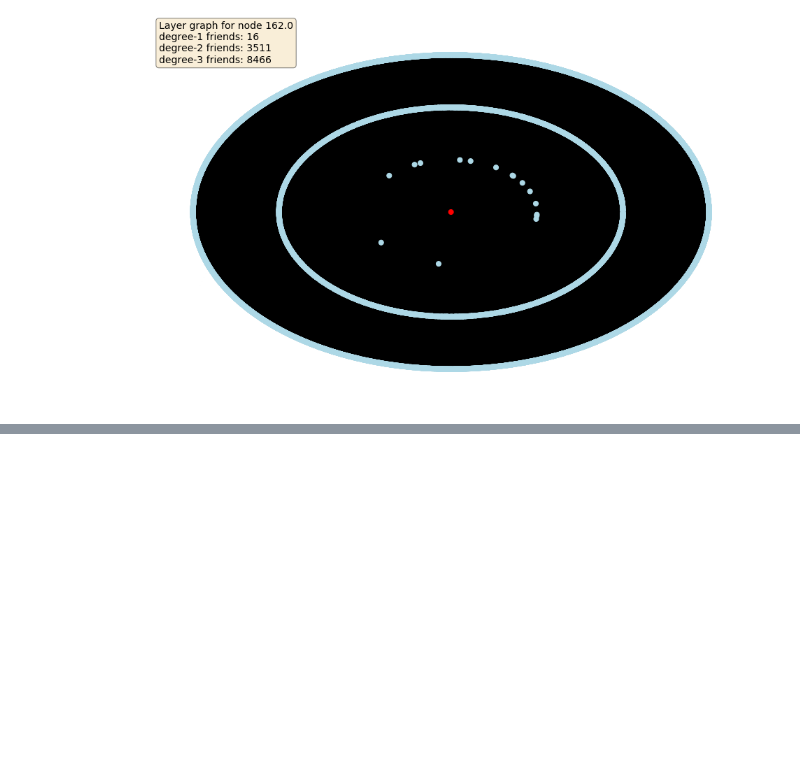
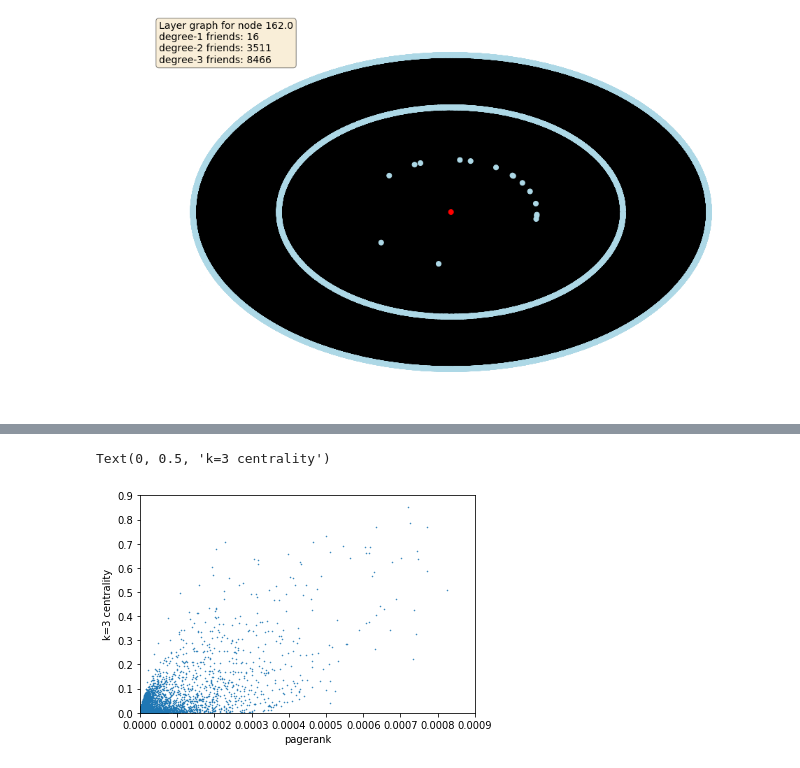
Before and after one commit to awiteck/ORF387, a Jupyter notebook: pagerank_analysis.ipynb, the cells around one changed output, grey strips where cells are left out. Saved outputs shown, nothing was run; the diff lists cells and outputs as text; code cells hidden in the pictures; blank space fills up the shorter version.

```diff
--- a/pagerank_analysis.ipynb
+++ b/pagerank_analysis.ipynb
@@ -297,0 +320,12 @@ color_map = get_color_map(H, 253601)
+# %%
+plt.scatter(df_new["pagerank"],
+            k_centralities[3],
+            marker=".", s=1)
+
+plt.xlim((1e-7, 9e-4))
+plt.ylim((0, .9))
+plt.xlabel("pagerank")
+plt.ylabel("k=3 centrality")
+# %% [output]
+Text(0, 0.5, 'k=3 centrality')
+[figure, added]
```
Also changed, not shown: parts of 42 cells of this notebook.
